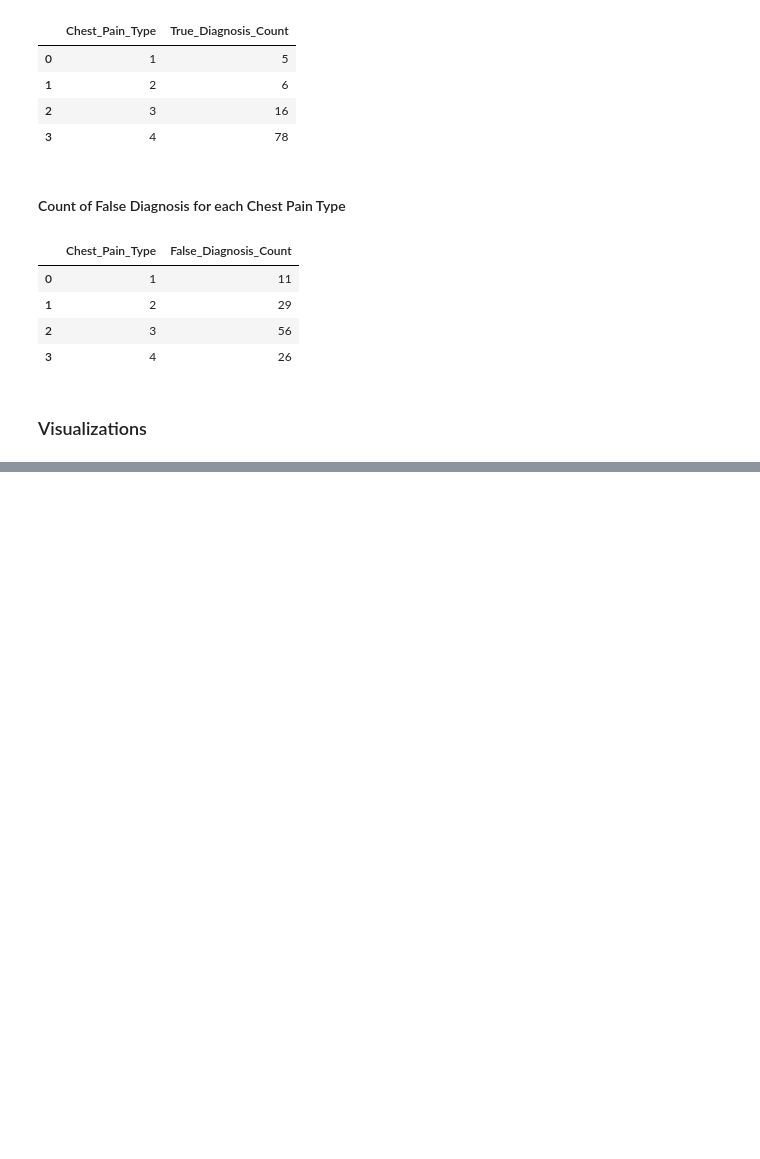
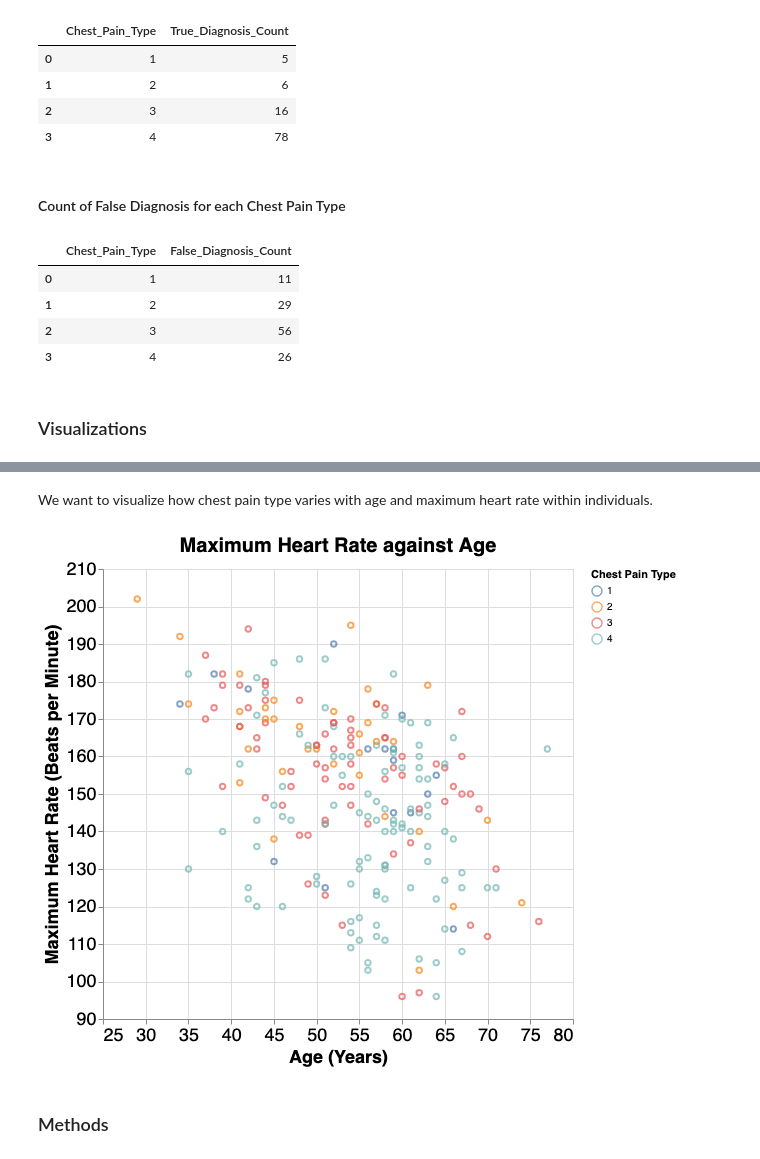
Before and after one commit to ddsanto/insert-group-name, a Jupyter notebook: Project proposal.ipynb, the cells around one changed output, grey strips where cells are left out. Saved outputs shown, nothing was run; the diff lists cells and outputs as text; code cells hidden in the pictures; blank space fills up the shorter version.

```diff
--- a/Project proposal.ipynb
+++ b/Project proposal.ipynb
@@ -232,0 +258,18 @@ chest_pain_false
+# %% [markdown]
+We want to visualize how chest pain type varies with age and maximum heart rate within individuals.
+# %%
+heart_scatter_plot = (
+    alt.Chart(heart_train, title= "Maximum Heart Rate against Age")
+    .mark_point()
+    .encode(
+        x=alt.X("Age",title= "Age (Years)",scale=alt.Scale(zero=False)),
+                y=alt.Y("Max_Heart_Rate", title= "Maximum Heart Rate (Beats per Minute)", scale=alt.Scale(zero=False)),
+               color=alt.Color("Chest_Pain_Type:N", title="Chest Pain Type"))
+        .properties(width=470, height=450)
+        .configure_axis(labelFontSize=18, titleFontSize=18)
+        .configure_title(fontSize=20))
+heart_scatter_plot
+# %% [output]
+[figure, added]
+# %% [markdown]
+### Methods
```
Also changed, not shown: parts of 6 cells of this notebook.
